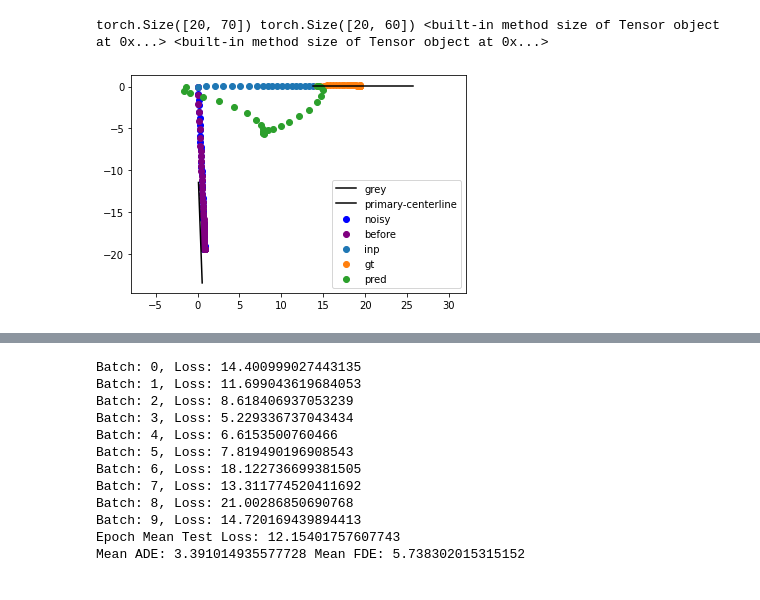
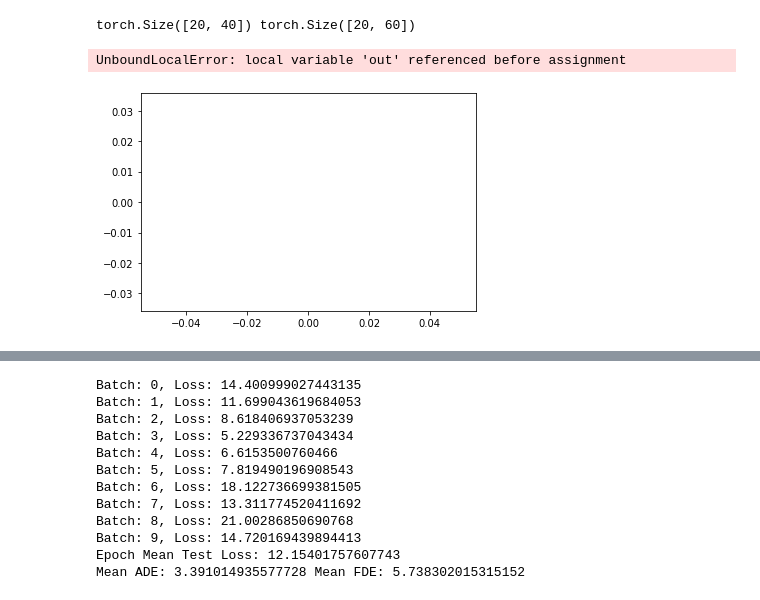
Before and after one commit to Vikr-182/ddn-forecasting, a Jupyter notebook: nonholo_ddn_argoverse.ipynb, the cells around one changed output, grey strips where cells are left out. Saved outputs shown, nothing was run; the diff lists cells and outputs as text; code cells hidden in the pictures.

```diff
--- a/nonholo_ddn_argoverse.ipynb
+++ b/nonholo_ddn_argoverse.ipynb
@@ -456,9 +462,9 @@ class ArgoverseDataset(Dataset):
 num = 30
 t_obs = 20
 num_elems = 15
-include_centerline = True
+include_centerline = False
 name = "final_without" if include_centerline else "final_with"
-lr = 0.0001
+lr = 0.00001
 
 train_dataset = ArgoverseDataset("/datasets/argoverse/val_data.npy", centerline_dir="/datasets/argoverse/val_centerlines.npy", t_obs=20, dt=0.3, include_centerline = include_centerline)
 train_loader = DataLoader(train_dataset, batch_size=20, shuffle=False, num_workers=0)
@@ -472,8 +478,8 @@ offsets_train = np.load("/datasets/argoverse/val_offsets.npy")
 problem = OPTNode(rho_eq=10, t_fin=9.0, num=num)
 opt_layer = DeclarativeLayer(problem)
 
-model = TrajNet(opt_layer, problem.P, problem.Pdot, input_size=t_obs * 2 + include_centerline * num_elems * 2)
-model = model.double()
+model = TrajNet(opt_layer, problem.P, problem.Pdot)#, input_size=t_obs * 2 + include_centerline * num_elems * 2)
+model = model
 model = model.to(device)
 
 # model.load_state_dict(torch.load("./checkpoints/final.ckpt"))
@@ -483,32 +489,33 @@ optimizer = torch.optim.SGD(model.parameters(), lr = lr)
 # %%
 for batch_num, data in enumerate(train_loader):
     traj_inp, traj_out, fixed_params, var_inp = data
     torch.set_printoptions(precision=None, threshold=None, edgeitems=None, linewidth=None, profile=None, sci_mode=False)
-    print(traj_inp.size(), traj_out.size(), fixed_params.size, var_inp.size)
+    print(traj_inp.size(), traj_out.size())
     ade = []
     fde = []
-    out = model(traj_inp, fixed_params, var_inp)
+    out = model(traj_inp.float(), fixed_params.float(), var_inp.float())
     plt.scatter(traj_inp[1][:40:2], traj_inp[1][1:40:2], label='inp')
     plt.scatter(traj_out[1][:30], traj_out[1][30:], label='gt')
     plt.scatter(out[1][:30].detach(), out[1][30:].detach(), label='pred')
     if include_centerline:
         inp_len=t_obs * 2
         c_len = t_obs * 2 + num_elems * 2
         plt.plot(traj_inp[1][inp_len:c_len:2] , traj_inp[1][inp_len + 1:c_len:2], color='black',label='primary-centerline')
 
-    for ii in range(traj_inp.shape[0]):
-        gt = [[out[ii][j],out[ii][j + num]] for j in range(len(out[ii])//2)]
-        pred = [[traj_out[ii][j],traj_out[ii][j + num]] for j in range(len(out[ii])//2)]
-        ade.append(get_ade(np.array(pred), np.array(gt)))
-        fde.append(get_fde(np.array(pred), np.array(gt)))
-        plot_traj(ii, traj_inp[ii], traj_out[ii], out[ii], {"x": [], "y": []}, offsets=np.zeros(np.shape(offsets_train)), cities = [], avm=None, center=include_centerline, inp_len=t_obs * 2, c_len = t_obs * 2 + include_centerline * num_elems * 2, num=num)
+#     for ii in range(traj_inp.shape[0]):
+#         gt = [[out[ii][j],out[ii][j + num]] for j in range(len(out[ii])//2)]
+#         pred = [[traj_out[ii][j],traj_out[ii][j + num]] for j in range(len(out[ii])//2)]
+#         ade.append(get_ade(np.array(pred), np.array(gt)))
+#         fde.append(get_fde(np.array(pred), np.array(gt)))
+#         plot_traj(ii, traj_inp[ii], traj_out[ii], out[ii], {"x": [], "y": []}, offsets=np.zeros(np.shape(offsets_train)), cities = [], avm=None, center=include_centerline, inp_len=t_obs * 2, c_len = t_obs * 2 + include_centerline * num_elems * 2, num=num)
 
 #     print(fixed_params, var_inp)
     plt.legend()
     break
 # %% [output]
-torch.Size([20, 70]) torch.Size([20, 60]) <built-in method size of Tensor object at 0x...> <built-in method size of Tensor object at 0x...>
+torch.Size([20, 40]) torch.Size([20, 60])
+UnboundLocalError: local variable 'out' referenced before assignment
-[figure, old version]
+[figure, new version]
 # %%
 epoch_train_loss = []
 num_epochs = 20
```
Also changed, not shown: parts of 8 cells of this notebook, 7 other files.
